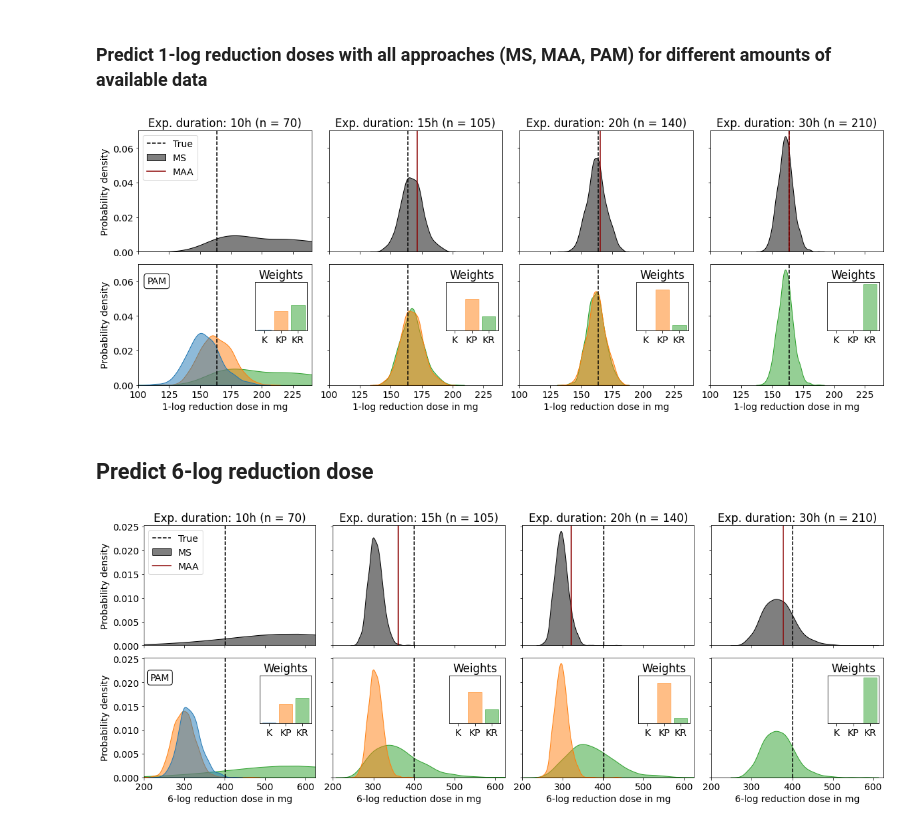
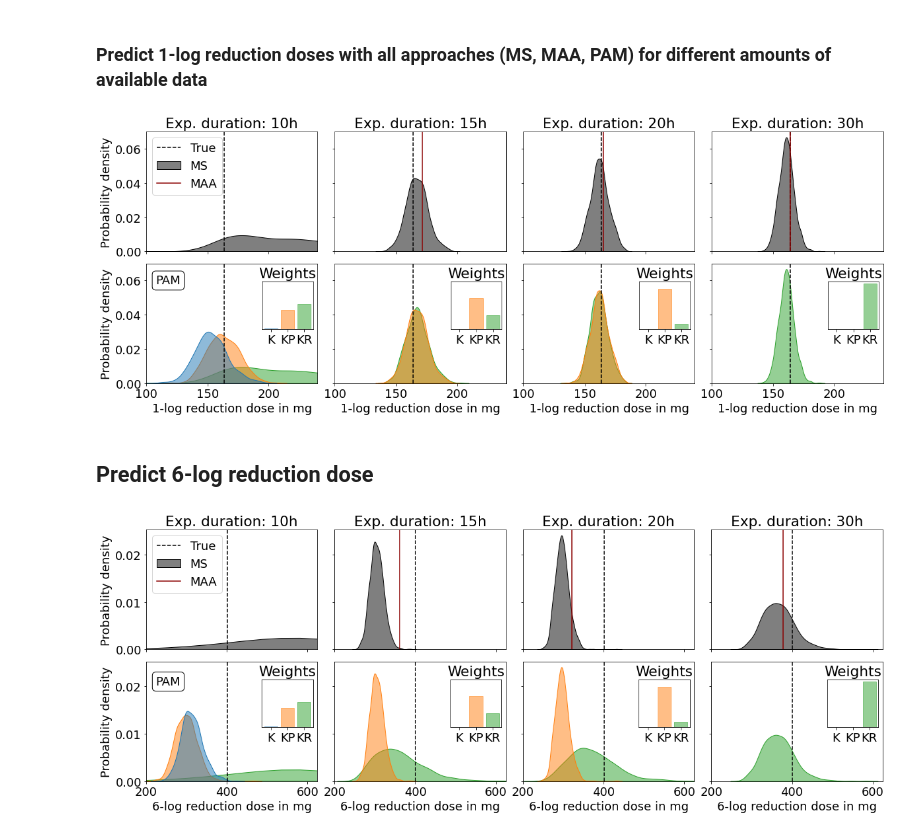
Before and after one commit to DavAug/PAM, a Jupyter notebook: results/in_silico_study/predict_dose.ipynb, the cells around one changed output. Drawn from its saved outputs; the diff is of its cells as text; code cells hidden in the pictures.

Commit message:
update font of figures

```diff
--- a/results/in_silico_study/predict_dose.ipynb
+++ b/results/in_silico_study/predict_dose.ipynb
@@ -566,7 +566,7 @@ optimiser.set_log_to_screen(False)
 true_dose, _ = optimiser.run()
 
 # Setup figure
-fontsize = '14'
+fontsize = '18'
 plt.rcParams['font.size'] = fontsize
 fig, axes = plt.subplots(
     2, n_experiments, figsize=(20, 7), sharey=True, sharex=True)
@@ -579,6 +579,7 @@ axes[0, 0].set_xlim([100, 240])
 
 # Predict reduction doses and visualise results
 for exp_id, end_experiment in enumerate(experiment_durations):
+
     # Predict reduction dose with MAA
     maa_dose, _ = predict_reduction_dose_maa(
         log_reduction, time, end_experiment)
@@ -593,8 +594,7 @@ for exp_id, end_experiment in enumerate(experiment_durations):
     ## Plot results
     # Add title to subfigure
     axes[0, exp_id].set_title(
-        'Exp. duration: %dh (n = %d)'
-        % (end_experiment, int(7 * end_experiment)))
+        'Exp. duration: %dh' % (end_experiment))
 
     # Plot true dose response
     axes[0, exp_id].axvline(
@@ -627,35 +627,35 @@ for exp_id, end_experiment in enumerate(experiment_durations):
     sns.kdeplot(
         data=df, x='1-log reduction dose in mg', hue="Model", fill=True,
         common_norm=False, alpha=.5, linewidth=1, ax=axes[1, exp_id],
         palette=colors, legend=False)
 
     # Plot PAM prediction: Weights
     inset_axes = axes[1, exp_id].inset_axes(bounds=[0.675, 0.45, 0.3, 0.4])
     n_models = 3
     x_pos = np.arange(n_models)
     colors = sns.color_palette()[:n_models]
     inset_axes.bar(
         x_pos, weights, align='center', alpha=0.5, color=colors,
         edgecolor=colors)
     inset_axes.set_xticks(x_pos)
     inset_axes.set_xticklabels(['K', 'KP', 'KR'])
     inset_axes.set_yticks([])
     inset_axes.set_yticklabels([])
     inset_axes.set_title('Weights')
     inset_axes.set_ylim([0, 1.05])
 
 # Set legend
 axes[0, 0].legend(loc='upper left')
 axes[1, 0].text(
-    115, 0.06, "PAM", size=14, ha="center", va="center",
+    118, 0.06, "PAM", size=fontsize, ha="center", va="center",
     bbox=dict(boxstyle="round", fc='white', ec='black'))
 
 directory = os.getcwd()
 plt.savefig(
     directory + '/1log_reduction_dose.pdf', bbox_inches='tight')
 plt.show()
 # %% [output]
-[figure, old version]
+[figure, new version]
 # %% [markdown]
 ## Predict 6-log reduction dose
 # %%
@@ -678,7 +678,7 @@ optimiser.set_log_to_screen(False)
 true_dose, _ = optimiser.run()
 
 # Setup figure
-fontsize = '14'
+fontsize = '18'
 plt.rcParams['font.size'] = fontsize
 fig, axes = plt.subplots(
     2, n_experiments, figsize=(20, 7), sharey=True, sharex=True)
@@ -705,8 +705,8 @@ for exp_id, end_experiment in enumerate(experiment_durations):
     ## Plot results
     # Add title to subfigure
     axes[0, exp_id].set_title(
-        'Exp. duration: %dh (n = %d)'
-        % (end_experiment, int(7 * end_experiment)))
+        'Exp. duration: %dh'
+        % (end_experiment))
 
     # Plot true dose response
     axes[0, exp_id].axvline(
@@ -759,7 +759,7 @@ for exp_id, end_experiment in enumerate(experiment_durations):
 # Create legend
 axes[0, 0].legend(loc='upper left')
 axes[1, 0].text(
-    240, 0.021, "PAM", size=14, ha="center", va="center",
+    255, 0.021, "PAM", size=fontsize, ha="center", va="center",
     bbox=dict(boxstyle="round", fc='white', ec='black'))
 
 directory = os.getcwd()
@@ -767,4 +767,4 @@ plt.savefig(
     directory + '/6log_reduction_dose.pdf', bbox_inches='tight')
 plt.show()
 # %% [output]
-[figure, old version]
+[figure, new version]
```
Also changed, not shown: parts of 1 cell of this notebook, 2 other files.
